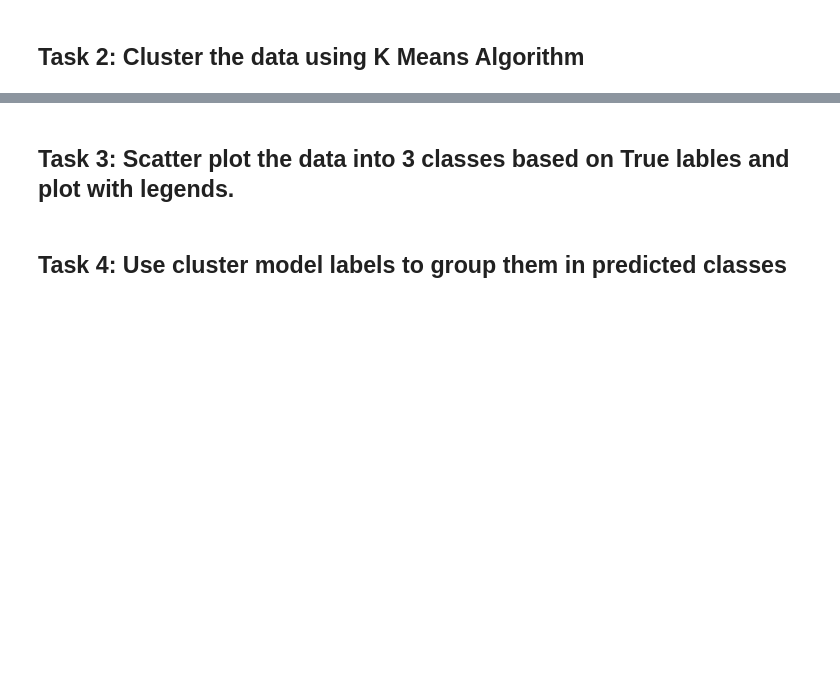
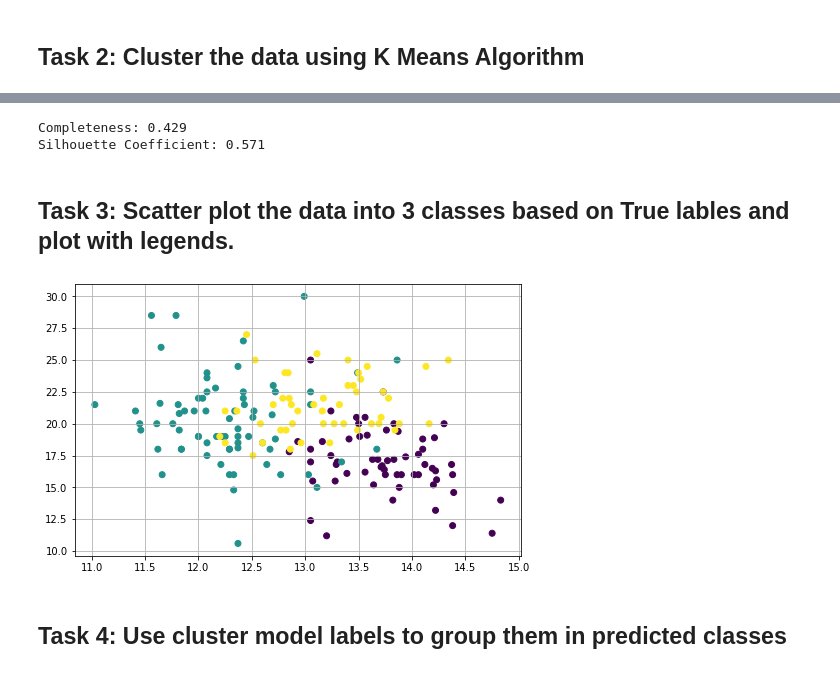
Before and after one commit to Ananyadevaraju/CE888, a Jupyter notebook: Lab_6/Lab_6_Exercise.ipynb, the cells around one changed output, grey strips where cells are left out. Drawn from its saved outputs; the diff is of its cells as text; code cells hidden in the pictures; blank space fills up the shorter version.

```diff
--- a/Lab_6/Lab_6_Exercise.ipynb
+++ b/Lab_6/Lab_6_Exercise.ipynb
@@ -340,7 +361,22 @@ Index(['Class label'], dtype='object')
+# %%
+print("Completeness: %0.3f" % metrics.completeness_score(y['Class label'], kmeans.labels_))
+print("Silhouette Coefficient: %0.3f" % metrics.silhouette_score(x, kmeans.labels_))
+# %% [output]
+Completeness: 0.429
+Silhouette Coefficient: 0.571
 # %% [markdown]
 ## Task 3: Scatter plot the data into 3 classes based on True lables and plot with legends.
 # %%
 # Hint: use any two variables
 # Write your code here for task 3
+
+#markers = ['s', 'x', 'o']
+plt.figure(figsize=(8,5))
+plt.grid(True)
+plt.scatter(df_wine['Alcohol'],df_wine['Alcalinity of ash'], c=df_wine['Class label'] )
+
+plt.show()
+# %% [output]
+[figure, added]
 # %% [markdown]
 ## Task 4: Use cluster model labels to group them in predicted classes
```
Also changed, not shown: parts of 28 cells of this notebook.
